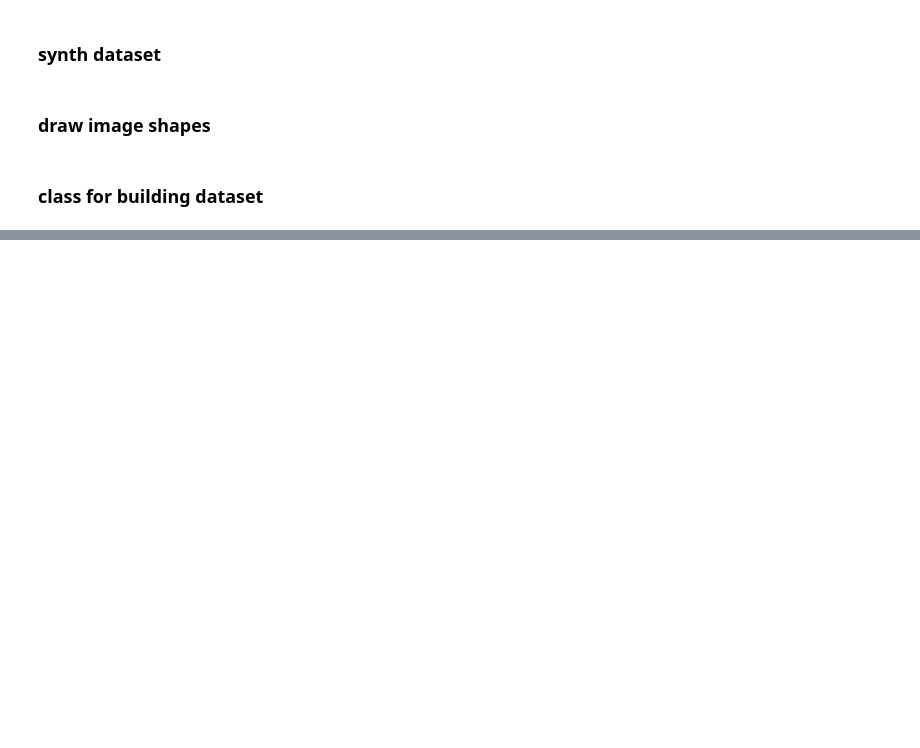
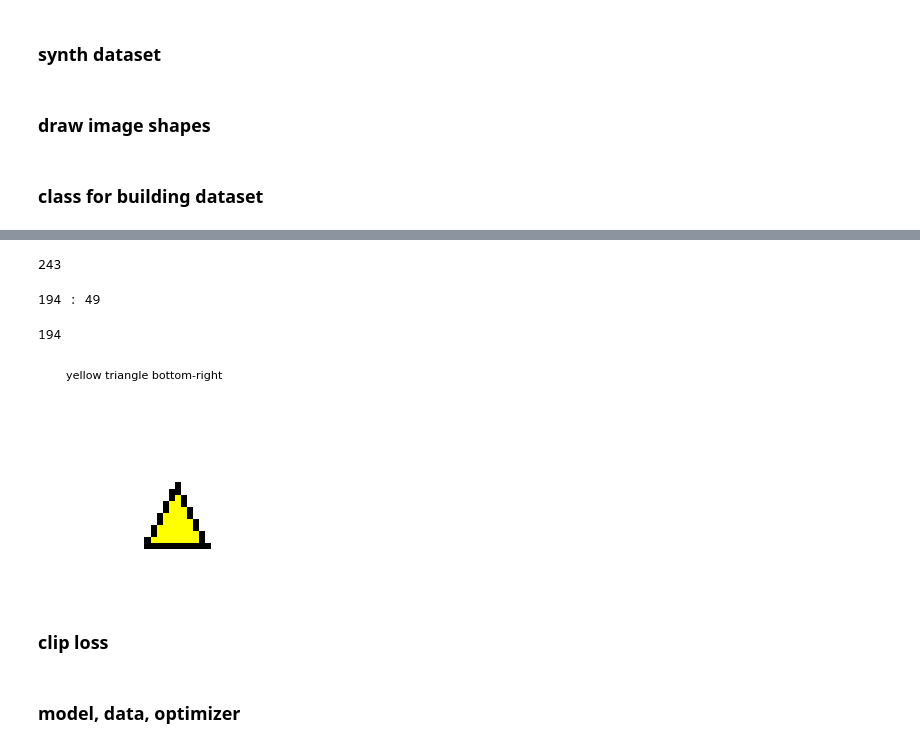
Before and after one commit to abgoswam/ml_scratch_pad_01, a Jupyter notebook: vision_week_7_vlm/a.ipynb, the cells around one changed output, grey strips where cells are left out. Cells and saved outputs as stored; diff of their text form; code cells hidden in the pictures; blank space fills up the shorter version.

```diff
--- a/vision_week_7_vlm/a.ipynb
+++ b/vision_week_7_vlm/a.ipynb
@@ -110,0 +120,3 @@ class ShapesDataset():
+# %%
+full_ds = ShapesDataset()
+VOCAB_SIZE = len(full_ds.vocab)
@@ -110,0 +131,33 @@ class ShapesDataset():
+# %%
+len(full_ds)
+# %% [output]
+243
+# %%
+train_size = int(0.8 * len(full_ds))
+val_size = len(full_ds) - train_size
+
+print(f"{train_size} : {val_size}")
+# %% [output]
+194 : 49
+# %%
+train_ds, val_ds = torch.utils.data.random_split(full_ds, [train_size, val_size])
+# %%
+len(train_ds)
+# %% [output]
+194
+# %%
+train_loader = DataLoader(train_ds, batch_size=BATCH_SIZE, shuffle=True)
+val_loader = DataLoader(val_ds, batch_size=BATCH_SIZE, shuffle=False)
+# %%
+# @title
+imgs, _, caps = next(iter(train_loader))
+idx = random.randint(0, len(imgs) - 1)
+img = (imgs[idx].permute(1, 2, 0).numpy() * 255).astype(np.uint8) # Convert to displayable image
+
+plt.figure(figsize=(2.5, 2.5))
+plt.imshow(img)
+plt.title(caps[idx], fontsize=8)
+plt.axis('off')
+plt.show()
+# %% [output]
+[figure, added]
@@ -110,0 +211,2 @@ class ShapesDataset():
+# %% [markdown]
+### clip loss
@@ -110,0 +220,2 @@ class ShapesDataset():
+# %% [markdown]
+### model, data, optimizer
```
Also changed, not shown: parts of 12 cells of this notebook, 3 other files.
